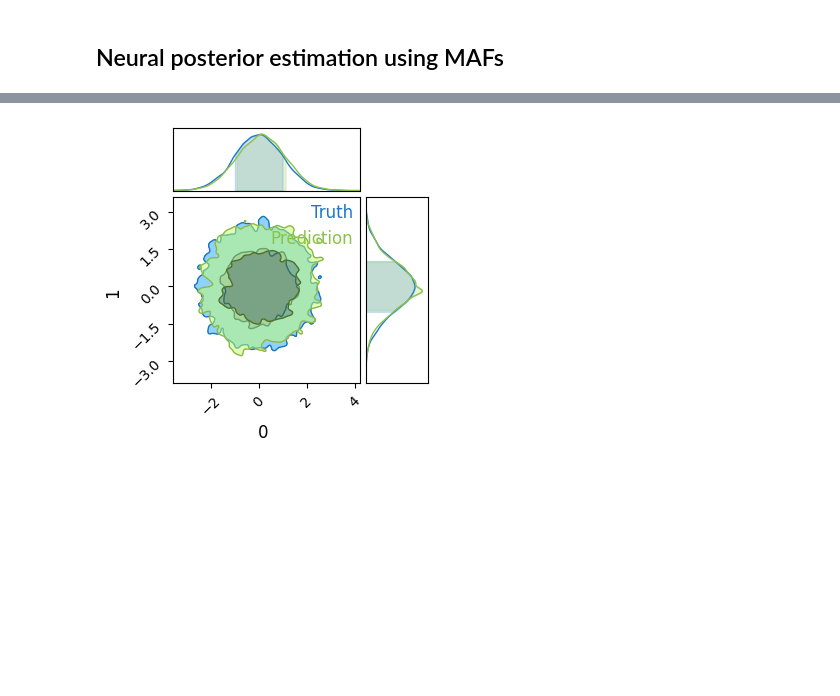
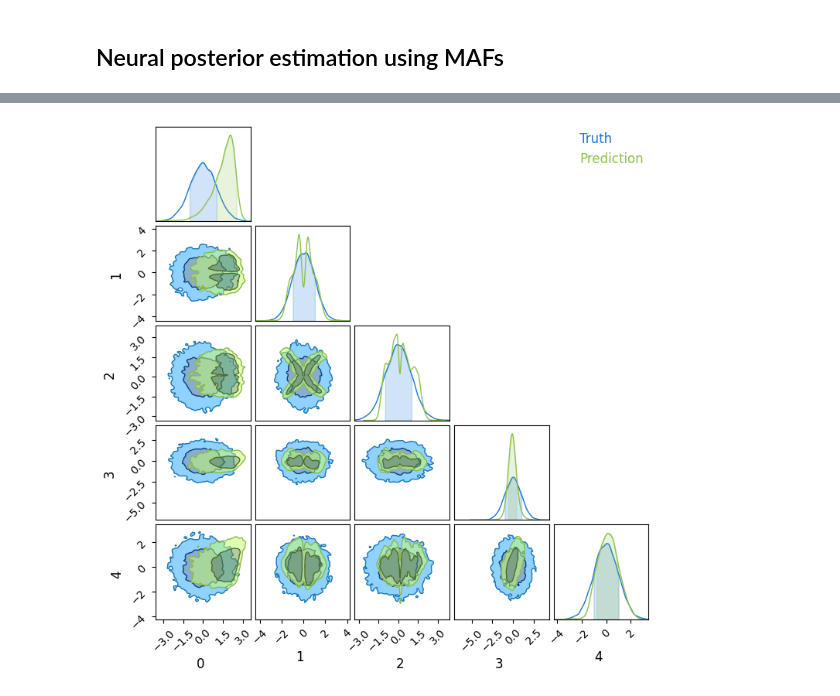
Before and after one commit to sachaguer/jaxili, a Jupyter notebook: notebooks/test_maf.ipynb, the cells around one changed output, grey strips where cells are left out. Drawn from its saved outputs; the diff is of its cells as text; code cells hidden in the pictures; blank space fills up the shorter version.

```diff
--- a/notebooks/test_maf.ipynb
+++ b/notebooks/test_maf.ipynb
@@ -131,20 +117,0 @@ state = TrainState.create(
-# %%
-def train_step(state: TrainState, input, cond):
-    def loss_fn(params):
-        output, updates = state.apply_fn(
-            {'params': params, 'batch_stats': state.batch_stats},
-            input, cond, train=True, mutable=['batch_stats'], method='log_prob'
-        )
-        print('Output:', output)
-        loss = -jnp.mean(output)
-        print('Loss:', loss)
-        return loss, updates
-
-    grad_fn = jax.value_and_grad(loss_fn, has_aux=True)
-    (loss, updates), grads = grad_fn(state.params)
-    print('Gradient:', grads)
-    state = state.apply_gradients(grads=grads)
-    state = state.replace(batch_stats=updates['batch_stats'])
-    return state, loss
-# %%
-state, loss = train_step(state, input, cond)
@@ -182,7 +131,7 @@ sbibm.get_available_tasks()
  'slcp_distractors',
  'bernoulli_glm_raw']
 # %%
-task = sbibm.get_task('two_moons')
+task = sbibm.get_task('slcp')
 prior = task.get_prior()
 simulator = task.get_simulator()
 reference_samples = jnp.array(task.get_reference_posterior_samples(num_observation=1))
@@ -301,6 +250,6 @@ Test loss: -3.5508963421709843
 # %%
 model = trainer.bind_model()
 # %%
-key = jax.random.PRNGKey(42)
+key = jax.random.PRNGKey(0)
 
 samples = model.apply({'params': trainer.state.params}, observation*jnp.ones((10000, 1)), num_samples=10000, key=key, method='sample')
@@ -323,7 +282,7 @@ WARNING:chainconsumer:Parameter 1 in chain Prediction is not constrained
 samples_image, _ = model.apply({'params': trainer.state.params}, reference_samples, observation*jnp.ones((10000, 1)), train=False)
 # %%
 c = ChainConsumer()
-c.add_chain(jax.random.multivariate_normal(key, jnp.zeros(2), jnp.eye(2), (10000,)), shade_alpha = 0.5, name='Truth')
+c.add_chain(jax.random.multivariate_normal(key, jnp.zeros(5), jnp.eye(5), (10000,)), shade_alpha = 0.5, name='Truth')
 c.add_chain(samples_image, shade_alpha = 0.5, name="Prediction")
 fig = c.plotter.plot(figsize=1.)
 plt.show()
@@ -331 +292 @@ plt.show()
-[figure, old version]
+[figure, new version]
```
Also changed, not shown: parts of 10 cells of this notebook, 3 other files.
